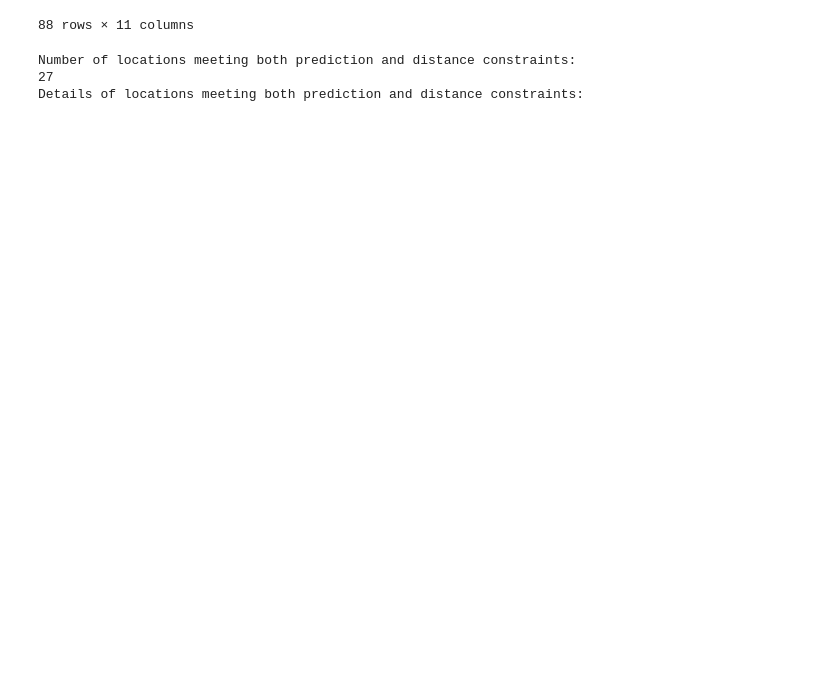
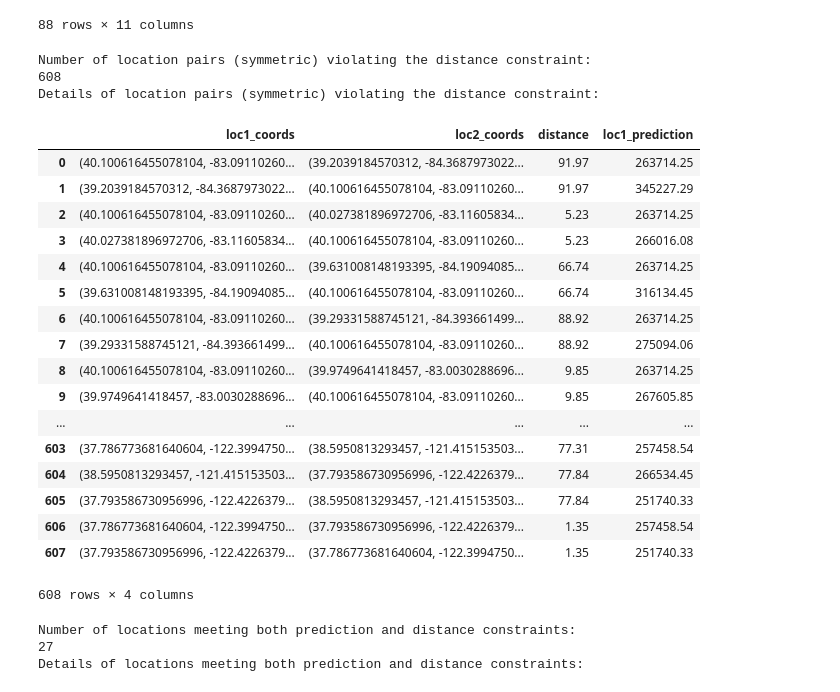
Before and after one commit to andrewbrown/ssws, a Jupyter notebook: site_sonar_whitespace.ipynb, the cells around one changed output. Saved outputs shown, nothing was run; the diff lists cells and outputs as text; code cells hidden in the pictures; blank space fills up the shorter version.

```diff
--- a/site_sonar_whitespace.ipynb
+++ b/site_sonar_whitespace.ipynb
@@ -197,4 +195,35 @@ Details of locations meeting the prediction constraint:
 | 111 | Art Supply | Misc Art Supply | Utrecht Art Supplies Outlet | 40.333530 | -74.484291 | 6 Corporate Drive | Cranbury | NJ | 8512 | ... |
 | 112 | Art Supply | Misc Art Supply | Wallack`s Art Shop | 33.730114 | -84.363548 | 203 Bank Street | Atlanta | GA | 30305 | ... |
 88 rows × 11 columns
+# %%
+# Create a DataFrame containing pairs of locations violating the distance constraint, and the distances between them.
+tooclose_pairs = tooclose_location_pairs(site_sonar_coords, site_sonar_predictions, dist_threshold)
+
+print("Number of location pairs (symmetric) violating the distance constraint:")
+print(len(tooclose_pairs))
+
+print("Details of location pairs (symmetric) violating the distance constraint:")
+tooclose_pairs
+# %% [output]
+Number of location pairs (symmetric) violating the distance constraint:
+608
+Details of location pairs (symmetric) violating the distance constraint:
+|  | loc1_coords | loc2_coords | distance | loc1_prediction |
+| 0 | (40.100616455078104, -83.09110260... | (39.2039184570312, -84.3687973022... | 91.97 | 263714.25 |
+| 1 | (39.2039184570312, -84.3687973022... | (40.100616455078104, -83.09110260... | 91.97 | 345227.29 |
+| 2 | (40.100616455078104, -83.09110260... | (40.027381896972706, -83.11605834... | 5.23 | 263714.25 |
+| 3 | (40.027381896972706, -83.11605834... | (40.100616455078104, -83.09110260... | 5.23 | 266016.08 |
+| 4 | (40.100616455078104, -83.09110260... | (39.631008148193395, -84.19094085... | 66.74 | 263714.25 |
+| 5 | (39.631008148193395, -84.19094085... | (40.100616455078104, -83.09110260... | 66.74 | 316134.45 |
+| 6 | (40.100616455078104, -83.09110260... | (39.29331588745121, -84.393661499... | 88.92 | 263714.25 |
+| 7 | (39.29331588745121, -84.393661499... | (40.100616455078104, -83.09110260... | 88.92 | 275094.06 |
+| 8 | (40.100616455078104, -83.09110260... | (39.9749641418457, -83.0030288696... | 9.85 | 263714.25 |
+| 9 | (39.9749641418457, -83.0030288696... | (40.100616455078104, -83.09110260... | 9.85 | 267605.85 |
+| ... | ... | ... | ... | ... |
+| 603 | (37.786773681640604, -122.3994750... | (38.5950813293457, -121.415153503... | 77.31 | 257458.54 |
+| 604 | (38.5950813293457, -121.415153503... | (37.793586730956996, -122.4226379... | 77.84 | 266534.45 |
+| 605 | (37.793586730956996, -122.4226379... | (38.5950813293457, -121.415153503... | 77.84 | 251740.33 |
+| 606 | (37.786773681640604, -122.3994750... | (37.793586730956996, -122.4226379... | 1.35 | 257458.54 |
+| 607 | (37.793586730956996, -122.4226379... | (37.786773681640604, -122.3994750... | 1.35 | 251740.33 |
+608 rows × 4 columns
 # %%
```
Also changed, not shown: parts of 3 cells of this notebook.
